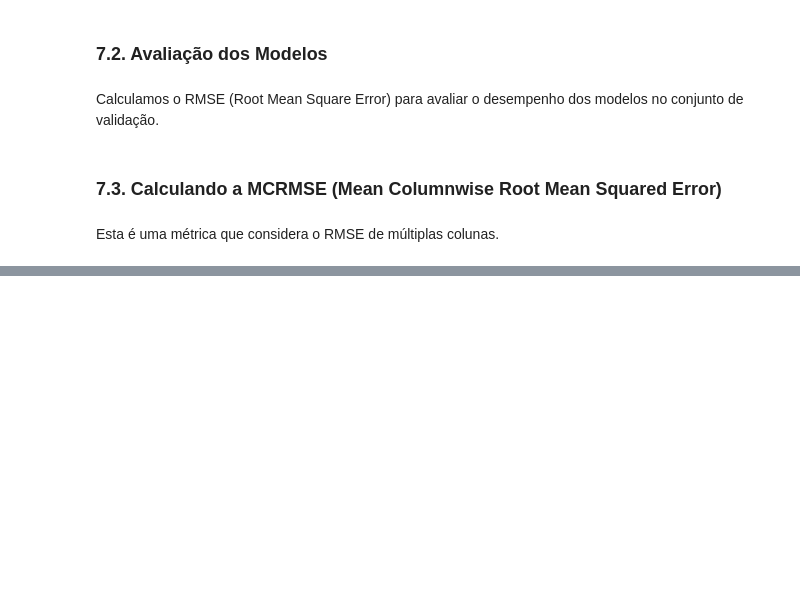
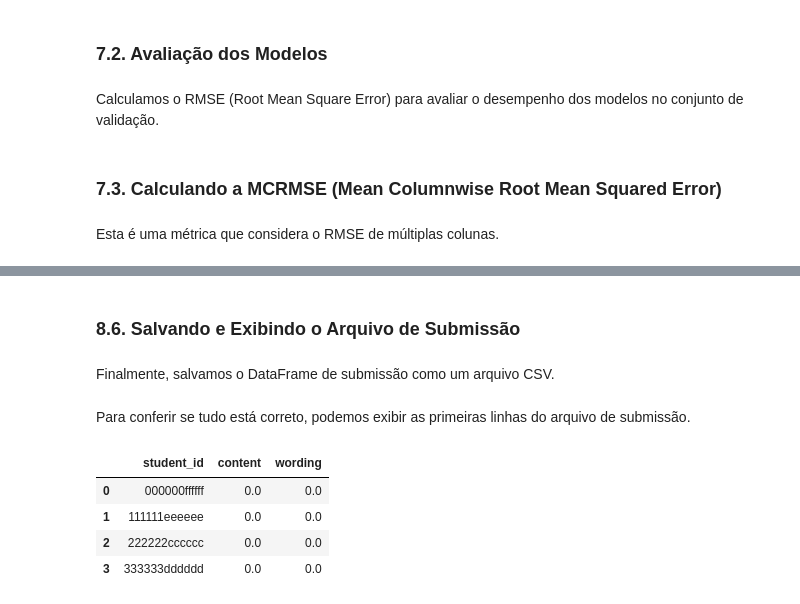
Before and after one commit to FroelicHx/kaggle-commonlit-evaluate-student-summaries, a Jupyter notebook: notebooks/CommonLit - Evaluate Student Summaries.ipynb, the cells around one changed output, grey strips where cells are left out. Drawn from its saved outputs; the diff is of its cells as text; code cells hidden in the pictures; blank space fills up the shorter version.

Commit message:
feat: previsões e preparação para submissão
- Criação de características para o conjunto de teste.
- Realização de previsões com os modelos treinados.
- Preparação do arquivo de submissão.

```diff
--- a/notebooks/CommonLit - Evaluate Student Summaries.ipynb
+++ b/notebooks/CommonLit - Evaluate Student Summaries.ipynb
@@ -368,0 +383,2 @@ mcrmse_gb = np.mean([rmse_content_gb, rmse_wording_gb])
+# %%
+X_test = test_data[features]
@@ -368,0 +389,3 @@ mcrmse_gb = np.mean([rmse_content_gb, rmse_wording_gb])
+# %%
+test_data['content'] = gb_model_content.predict(X_test)
+test_data['wording'] = gb_model_wording.predict(X_test)
@@ -368,0 +396,2 @@ mcrmse_gb = np.mean([rmse_content_gb, rmse_wording_gb])
+# %%
+submission = test_data[['student_id', 'content', 'wording']]
@@ -368,0 +402,3 @@ mcrmse_gb = np.mean([rmse_content_gb, rmse_wording_gb])
+# %%
+submission['content'] = submission['content'].clip(0, 1)
+submission['wording'] = submission['wording'].clip(0, 1)
@@ -368,0 +416,4 @@ mcrmse_gb = np.mean([rmse_content_gb, rmse_wording_gb])
+# %% [markdown]
+### 8.6. Salvando e Exibindo o Arquivo de Submissão
+# %% [markdown]
+Finalmente, salvamos o DataFrame de submissão como um arquivo CSV.
@@ -368,0 +422,10 @@ mcrmse_gb = np.mean([rmse_content_gb, rmse_wording_gb])
+# %% [markdown]
+Para conferir se tudo está correto, podemos exibir as primeiras linhas do arquivo de submissão.
+# %%
+submission.head()
+# %% [output]
+|  | student_id | content | wording |
+| 0 | 000000ffffff | 0.0 | 0.0 |
+| 1 | 111111eeeeee | 0.0 | 0.0 |
+| 2 | 222222cccccc | 0.0 | 0.0 |
+| 3 | 333333dddddd | 0.0 | 0.0 |
```
Also changed, not shown: parts of 15 cells of this notebook.
